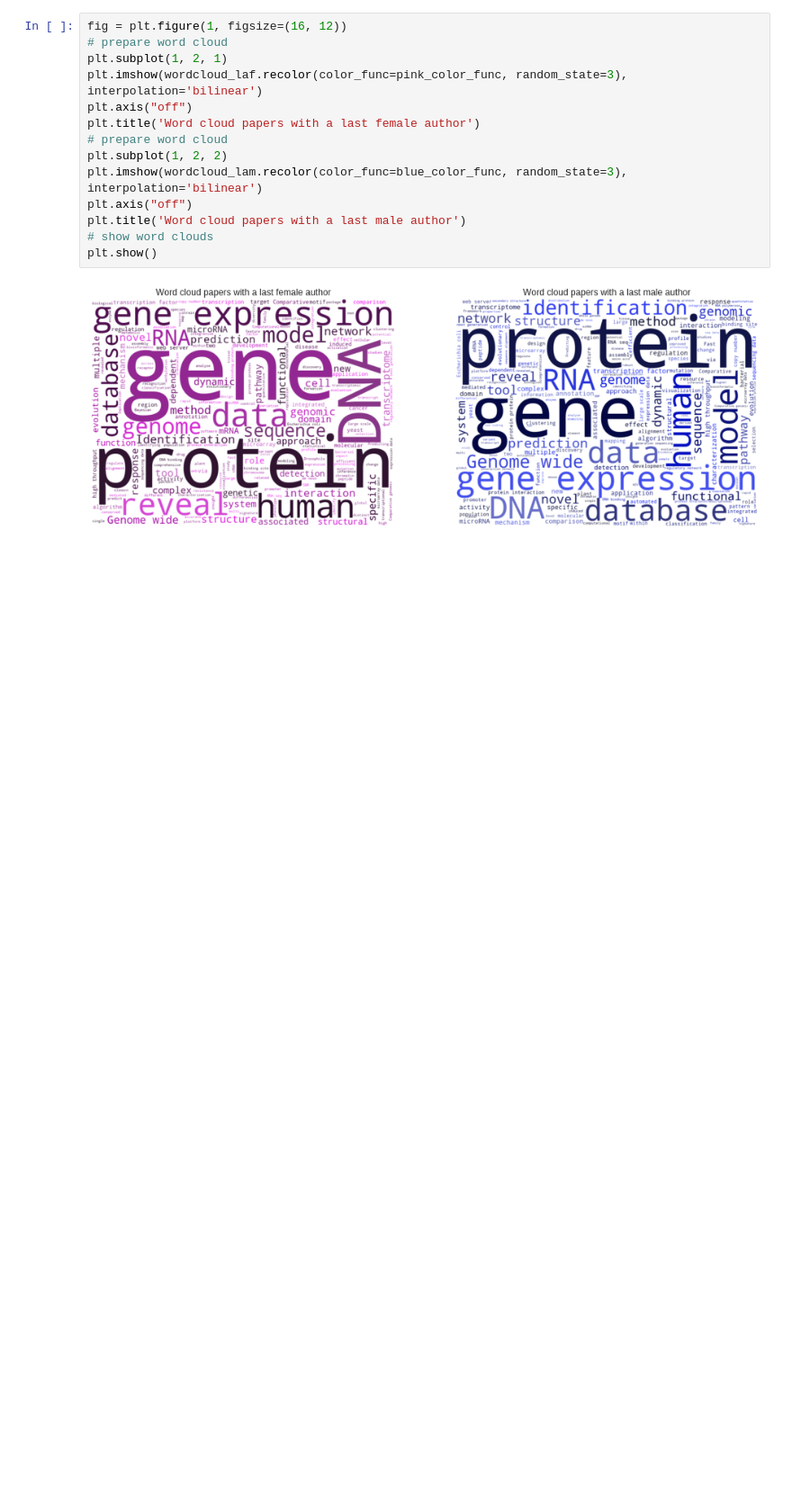
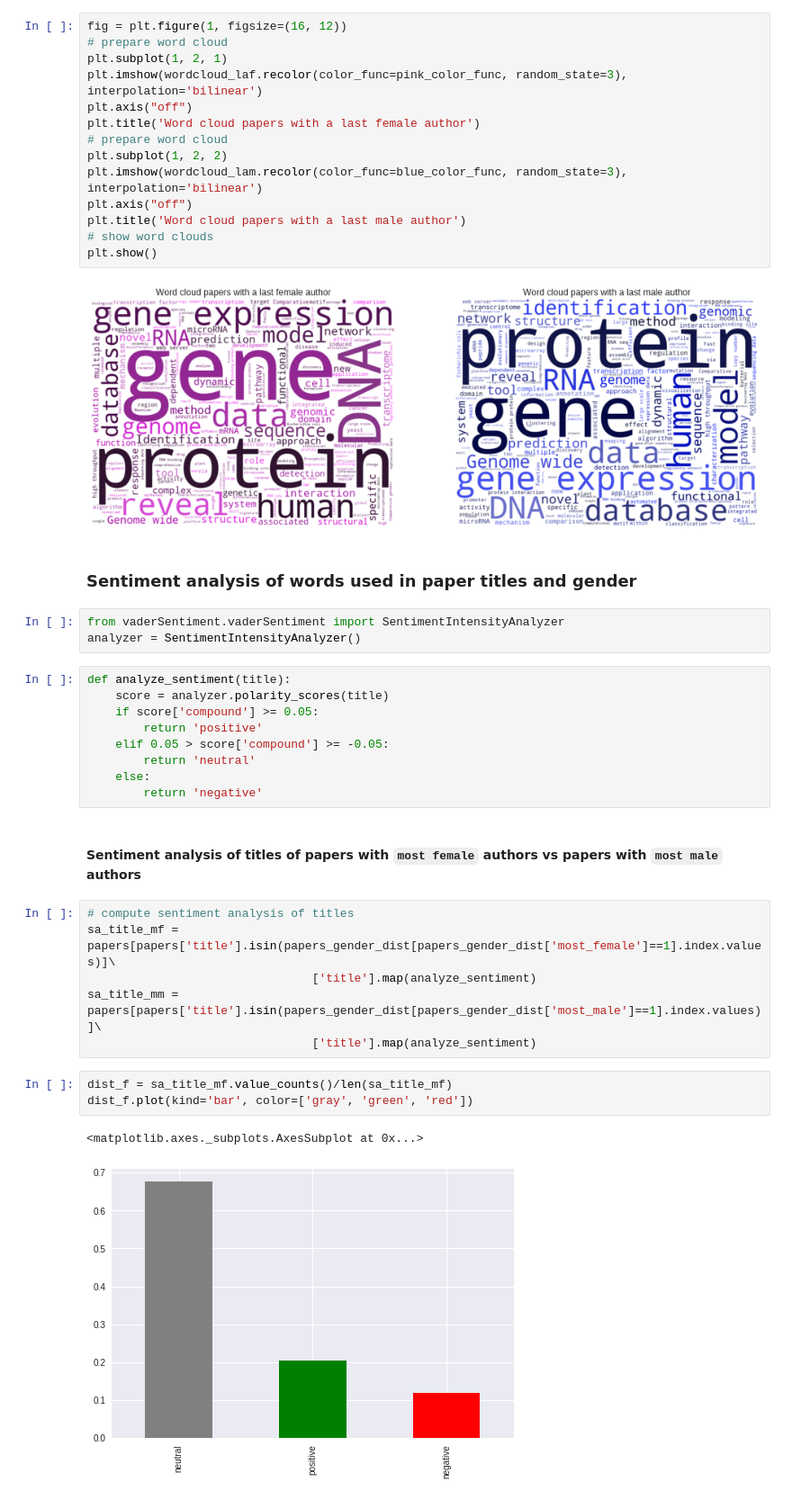
Before and after one commit to social-link-analytics-group-bsc/gender_bioinfo, a Jupyter notebook: analysis/gender_bias_analysis.ipynb, the cells around one changed output. Shown at 90% size. Saved outputs shown, nothing was run; the diff lists cells and outputs as text; blank space fills up the shorter version.

```diff
--- a/analysis/gender_bias_analysis.ipynb
+++ b/analysis/gender_bias_analysis.ipynb
@@ -1356,3 +1356,31 @@ plt.title('Word cloud papers with a last male author')
 plt.show()
 # %% [output]
 [figure]
+# %% [markdown]
+### Sentiment analysis of words used in paper titles and gender
+# %%
+from vaderSentiment.vaderSentiment import SentimentIntensityAnalyzer
+analyzer = SentimentIntensityAnalyzer()
+# %%
+def analyze_sentiment(title):
+    score = analyzer.polarity_scores(title)
+    if score['compound'] >= 0.05:
+        return 'positive'
+    elif 0.05 > score['compound'] >= -0.05:
+        return 'neutral'
+    else:
+        return 'negative'
+# %% [markdown]
+#### Sentiment analysis of titles of papers with `most female` authors vs papers with `most male` authors
+# %%
+# compute sentiment analysis of titles
+sa_title_mf = papers[papers['title'].isin(papers_gender_dist[papers_gender_dist['most_female']==1].index.values)]\
+                                ['title'].map(analyze_sentiment)
+sa_title_mm = papers[papers['title'].isin(papers_gender_dist[papers_gender_dist['most_male']==1].index.values)]\
+                                ['title'].map(analyze_sentiment)
+# %%
+dist_f = sa_title_mf.value_counts()/len(sa_title_mf)
+dist_f.plot(kind='bar', color=['gray', 'green', 'red'])
+# %% [output]
+<matplotlib.axes._subplots.AxesSubplot at 0x...>
+[figure, added]
```
Also changed, not shown: parts of 24 cells of this notebook.
